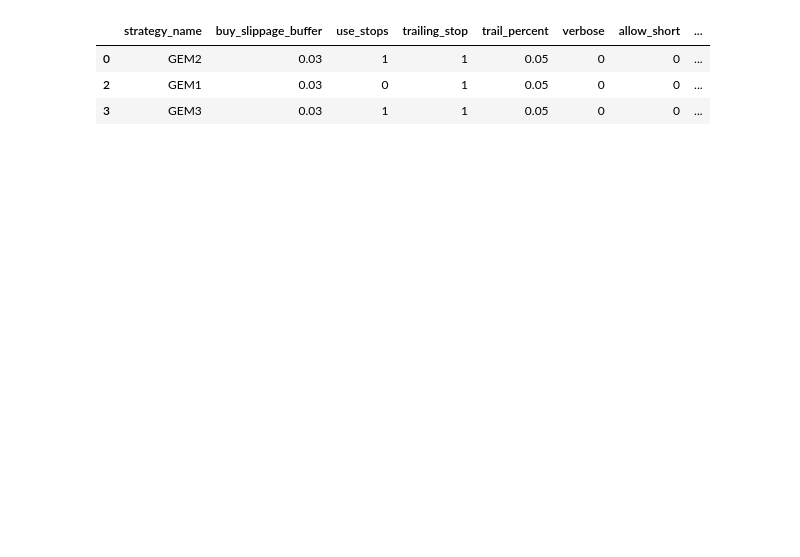
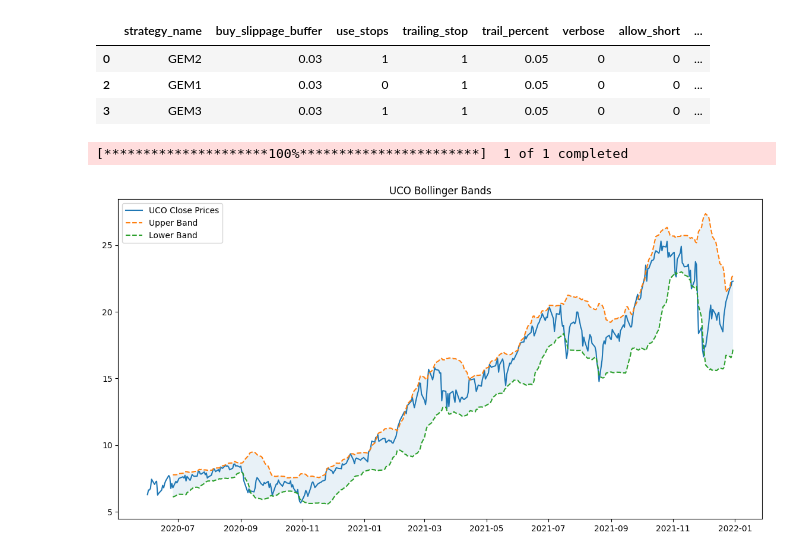
Before and after one commit to NunoMotaRicardo/APPM-individual, a Jupyter notebook: ad-hoc-operations.ipynb, the cells around one changed output. Drawn from its saved outputs; the diff is of its cells as text; code cells hidden in the pictures; blank space fills up the shorter version.

```diff
--- a/ad-hoc-operations.ipynb
+++ b/ad-hoc-operations.ipynb
@@ -36,3 +36,31 @@ df_GEM
 | 0 | GEM2 | 0.03 | 1 | 1 | 0.05 | 0 | 0 | ... |
 | 2 | GEM1 | 0.03 | 0 | 1 | 0.05 | 0 | 0 | ... |
 | 3 | GEM3 | 0.03 | 1 | 1 | 0.05 | 0 | 0 | ... |
+# %%
+import yfinance as yf
+import pandas as pd
+tickers = ['UCO']
+data = yf.download(tickers, start='2020-06-01', end='2021-12-31')
+# %% [output]
+[*********************100%***********************]  1 of 1 completed
+# %%
+# keep only the 'Close' prices one index level
+close = data['Close'].copy()
+#calculate bollinger bands
+rolling_mean = close.rolling(window=20).mean()
+rolling_std = close.rolling(window=20).std()
+close['Upper Band'] = rolling_mean + (rolling_std * 2)
+close['Lower Band'] = rolling_mean - (rolling_std * 2)
+
+#plot
+import matplotlib.pyplot as plt
+plt.figure(figsize=(14,7))
+plt.plot(close['UCO'], label='UCO Close Prices')
+plt.plot(close['Upper Band'], label='Upper Band', linestyle='--')
+plt.plot(close['Lower Band'], label='Lower Band', linestyle='--')
+plt.fill_between(close.index, close['Lower Band'], close['Upper Band'], alpha=0.1)
+plt.title('UCO Bollinger Bands')
+plt.legend()
+plt.show()
+# %% [output]
+[figure, added]
```
Also changed, not shown: parts of 1 cell of this notebook, 10 other files.
